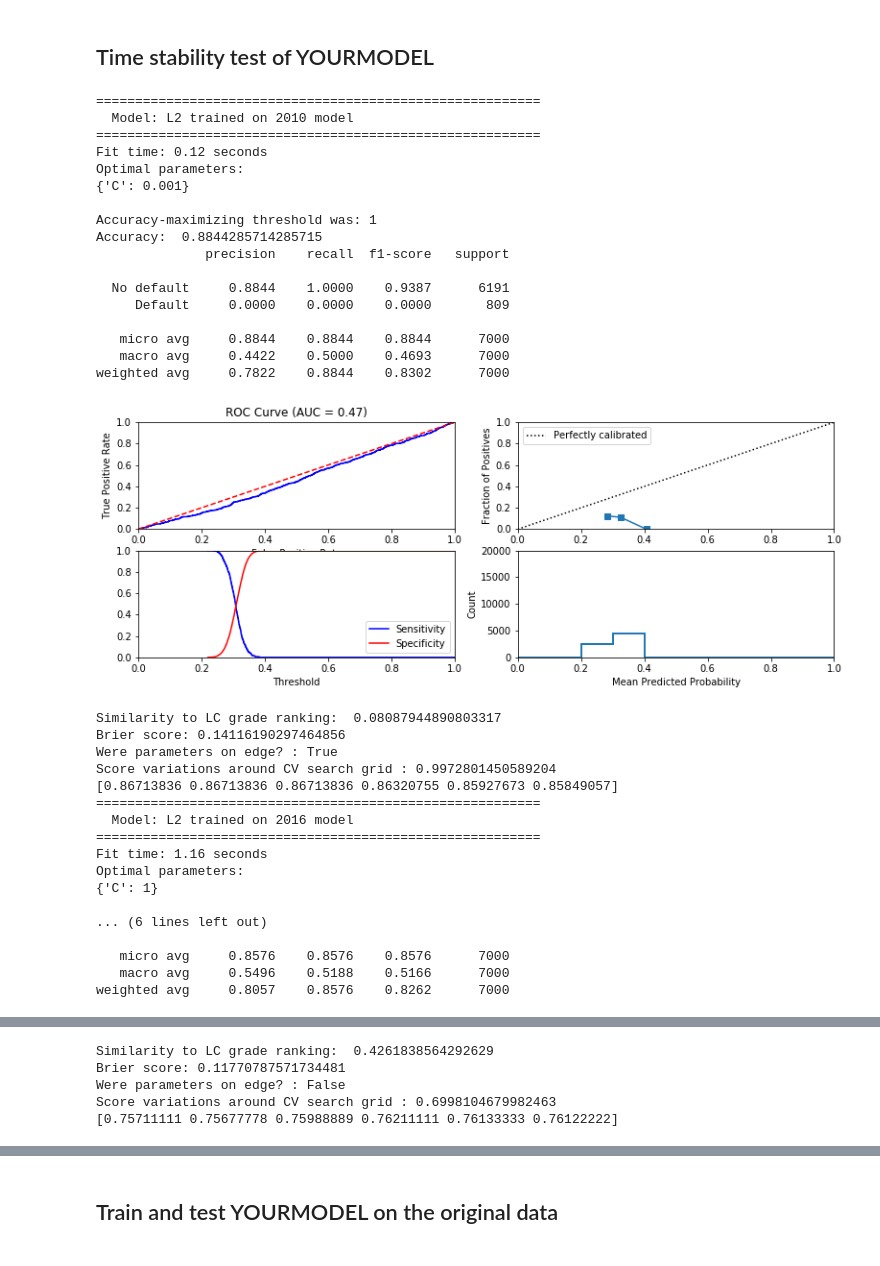
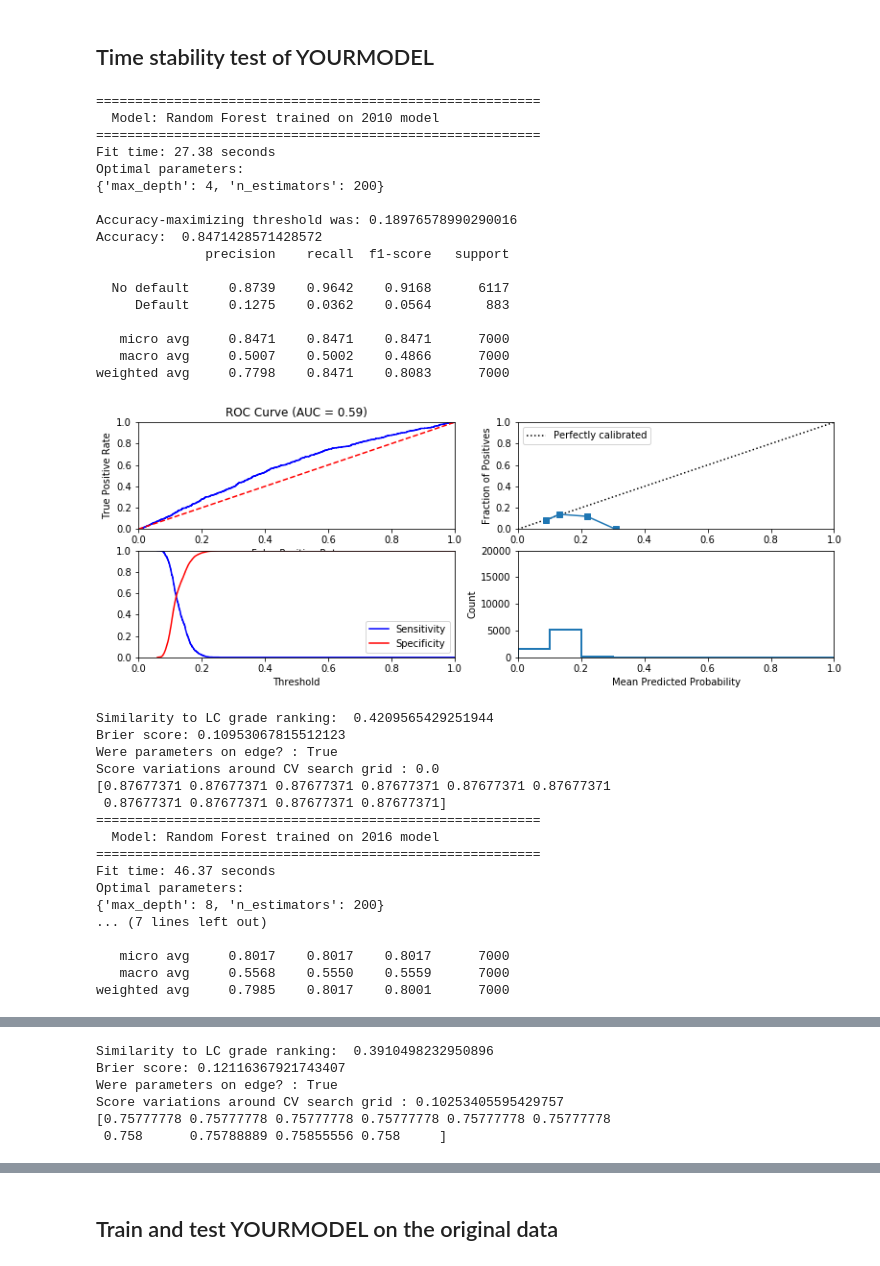
Before and after one commit to vickyzzn/LendingClubCase, a Jupyter notebook: CS-Phase 3.ipynb, the cells around one changed output, grey strips where cells are left out. Cells and saved outputs as stored; diff of their text form; code cells hidden in the pictures.

```diff
--- a/CS-Phase 3.ipynb
+++ b/CS-Phase 3.ipynb
@@ -410,7 +389,7 @@ def fit_classification(model, data_dict,
     # Return the model predictions, and the
     # test set
     # -------------------------------------
-    out = {'model':best_model, 'y_pred_labels':y_pred}
+    out = {'model':best_model, 'y_pred_labels':y_pred, 'Accuracy': accuracy_score(y_test, y_pred), 'Brier': brier_score}
 
     if probs_predicted:
         out.update({'y_pred_probs':y_pred_probs})
@@ -1006,62 +860,64 @@ start_date_test = datetime.date(2017,1,1)
 end_date_test = datetime.date(2017,12,31)
 
 data_dict_test = prepare_data(date_range_train = (start_date_train, end_date_train),
                          date_range_test = (start_date_test, end_date_test),
                          n_samples_train = 9000, n_samples_test = 7000, feature_subset = your_features)
 
 ## Train and test YOURMODEL using this data
-YOURMODEL = LogisticRegression(penalty='l2')
-cv_parameters = {'C': [0.001,0.01, 0.1, 1, 10, 100]}
+YOURMODEL = RandomForestClassifier(n_jobs=-1)
+cv_parameters = {'n_estimators': [200, 500],
+                'max_depth' : [4,5,6,7,8],
+                }
 
-fit_classification(YOURMODEL, data_dict_test, cv_parameters, 'L2 trained on 2010 model')
+fit_classification(YOURMODEL, data_dict_test, cv_parameters, 'Random Forest trained on 2010 model')
 
 
 start_date_train = datetime.date(2016,1,1)
 end_date_train = datetime.date(2016,12,31)
 start_date_test = datetime.date(2017,1,1)
 end_date_test = datetime.date(2017,12,31)
 
 
 data_dict_test_2016 = prepare_data(date_range_train = (start_date_train, end_date_train),
                          date_range_test = (start_date_test, end_date_test),
                          n_samples_train = 9000, n_samples_test = 7000, feature_subset = your_features)
 
 
 
-fit_classification(YOURMODEL, data_dict_test_2016, cv_parameters, 'L2 trained on 2016 model')
+fit_classification(YOURMODEL, data_dict_test_2016, cv_parameters, 'Random Forest trained on 2016 model')
 # %% [output]
 =========================================================
-  Model: L2 trained on 2010 model
+  Model: Random Forest trained on 2010 model
 =========================================================
-Fit time: 0.12 seconds
+Fit time: 27.38 seconds
 Optimal parameters:
-{'C': 0.001}
+{'max_depth': 4, 'n_estimators': 200}
 
-Accuracy-maximizing threshold was: 1
-Accuracy:  0.8844285714285715
+Accuracy-maximizing threshold was: 0.18976578990290016
+Accuracy:  0.8471428571428572
               precision    recall  f1-score   support
 
-  No default     0.8844    1.0000    0.9387      6191
-     Default     0.0000    0.0000    0.0000       809
+  No default     0.8739    0.9642    0.9168      6117
+     Default     0.1275    0.0362    0.0564       883
 
-   micro avg     0.8844    0.8844    0.8844      7000
-   macro avg     0.4422    0.5000    0.4693      7000
-weighted avg     0.7822    0.8844    0.8302      7000
+   micro avg     0.8471    0.8471    0.8471      7000
+   macro avg     0.5007    0.5002    0.4866      7000
+weighted avg     0.7798    0.8471    0.8083      7000
-[figure, old version]
+[figure, new version]
-Similarity to LC grade ranking:  0.08087944890803317
-Brier score: 0.14116190297464856
+Similarity to LC grade ranking:  0.4209565429251944
+Brier score: 0.10953067815512123
 Were parameters on edge? : True
-Score variations around CV search grid : 0.9972801450589204
-[0.86713836 0.86713836 0.86713836 0.86320755 0.85927673 0.85849057]
+Score variations around CV search grid : 0.0
+[0.87677371 0.87677371 0.87677371 0.87677371 0.87677371 0.87677371
+ 0.87677371 0.87677371 0.87677371 0.87677371]
 =========================================================
-  Model: L2 trained on 2016 model
+  Model: Random Forest trained on 2016 model
 =========================================================
-Fit time: 1.16 seconds
+Fit time: 46.37 seconds
 Optimal parameters:
-{'C': 1}
+{'max_depth': 8, 'n_estimators': 200}
+... (7 lines left out)
 
-... (6 lines left out)
-
-   micro avg     0.8576    0.8576    0.8576      7000
-   macro avg     0.5496    0.5188    0.5166      7000
-weighted avg     0.8057    0.8576    0.8262      7000
+   micro avg     0.8017    0.8017    0.8017      7000
+   macro avg     0.5568    0.5550    0.5559      7000
+weighted avg     0.7985    0.8017    0.8001      7000
@@ -1069,5 +925,6 @@ weighted avg     0.8057    0.8576    0.8262      7000
-Similarity to LC grade ranking:  0.4261838564292629
-Brier score: 0.11770787571734481
-Were parameters on edge? : False
-Score variations around CV search grid : 0.6998104679982463
-[0.75711111 0.75677778 0.75988889 0.76211111 0.76133333 0.76122222]
+Similarity to LC grade ranking:  0.3910498232950896
+Brier score: 0.12116367921743407
+Were parameters on edge? : True
+Score variations around CV search grid : 0.10253405595429757
+[0.75777778 0.75777778 0.75777778 0.75777778 0.75777778 0.75777778
+ 0.758      0.75788889 0.75855556 0.758     ]
```
Also changed, not shown: parts of 42 cells of this notebook.
